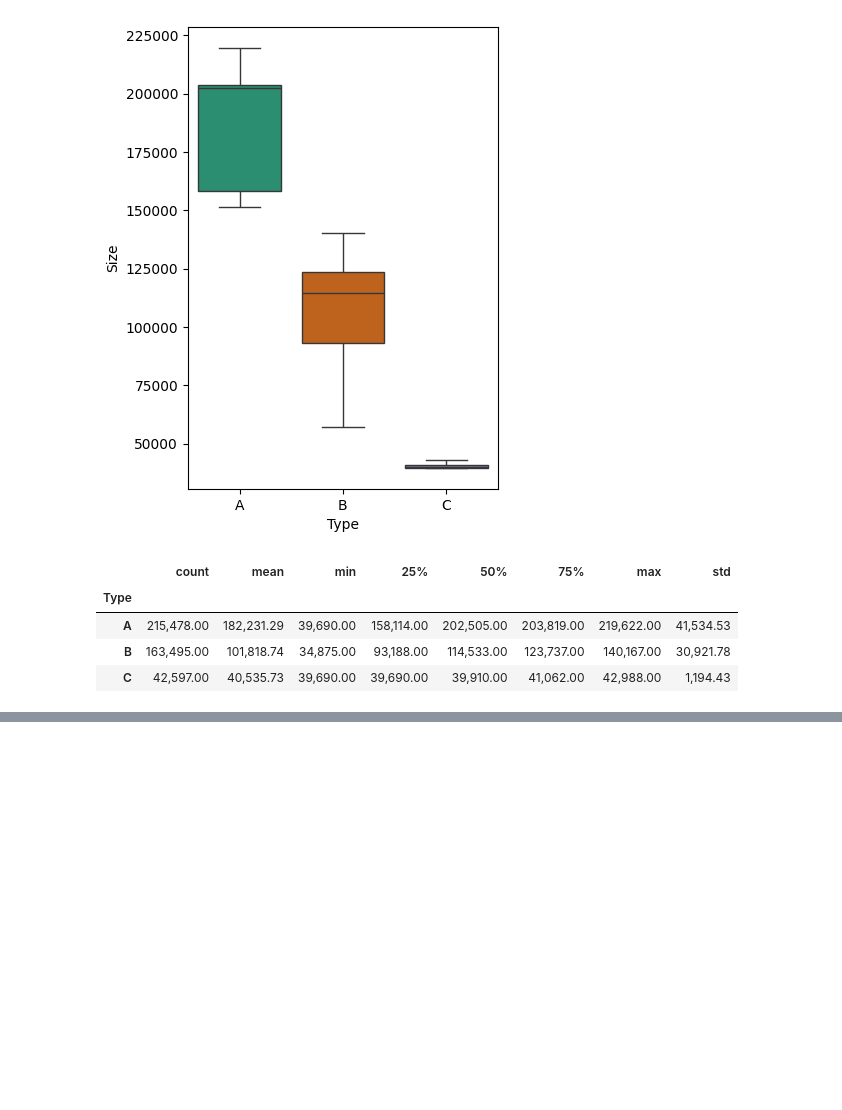
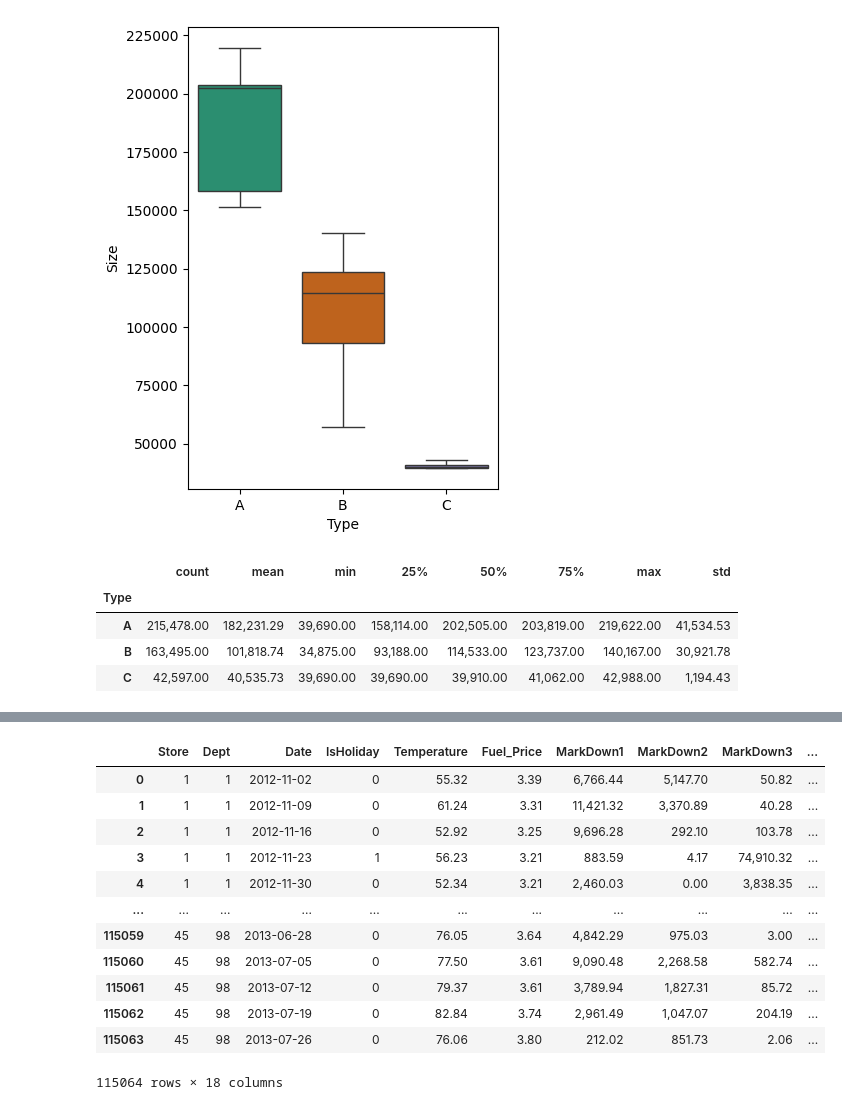
Before and after one commit to SauloCJ/Data_Science, a Jupyter notebook: Walmart Store Sales/walmart_store_sales.ipynb, the cells around one changed output, grey strips where cells are left out. Drawn from its saved outputs; the diff is of its cells as text; code cells hidden in the pictures; blank space fills up the shorter version.

Commit message:
walmart_store_sales

```diff
--- a/Walmart Store Sales/walmart_store_sales.ipynb
+++ b/Walmart Store Sales/walmart_store_sales.ipynb
@@ -326,0 +341,37 @@ sns.heatmap(coor, annot=True, fmt='.2f', cmap='coolwarm', linewidths=0.5, lineco
+# %%
+df_test = test.merge(features, on=['Store', 'Date'], how='inner').merge(stores, on=['Store'], how='inner')
+
+df_test['Date'] = pd.to_datetime(df_test['Date'])
+df_test['year'] = df_test['Date'].dt.year
+df_test['month'] = df_test['Date'].dt.month
+df_test['day'] = df_test['Date'].dt.day
+
+df_test['IsHoliday_x'] = [1 if x == True else 0 for x in df_test['IsHoliday_x']]
+df_test = df_test.rename(columns={'IsHoliday_x': 'IsHoliday'})
+df_test = df_test.drop(['IsHoliday_y'], axis=1)
+
+df_test['IsSuperbowl'] = df_test['Date'].apply(lambda x: 1 if (x.month == 2 and x.day in [8, 10, 11, 12]) else 0)
+df_test['IsLaborDay'] = df_test['Date'].apply(lambda x: 1 if (x.month == 9 and x.day in [6, 7, 9, 10]) else 0)
+df_test['Ischristmas'] = df_test['Date'].apply(lambda x: 1 if (x.month == 12 and x.day in [27, 28, 30, 31]) else 0)
+df_test['IsThanksgiving'] = df_test['Date'].apply(lambda x: 1 if (x.month == 11 and x.day in [22, 23, 24, 25]) else 0)
+
+df_test = df_test.drop(['Unemployment', 'CPI', 'MarkDown5', 'MarkDown4'], axis=1)
+
+df_test['Type'] = df_test['Type'].map({'A': 1, 'B': 2, 'C': 3})
+df_test = df_test.fillna(0)
+# %%
+df_test
+# %% [output]
+|  | Store | Dept | Date | IsHoliday | Temperature | Fuel_Price | MarkDown1 | MarkDown2 | MarkDown3 | ... |
+| 0 | 1 | 1 | 2012-11-02 | 0 | 55.32 | 3.39 | 6,766.44 | 5,147.70 | 50.82 | ... |
+| 1 | 1 | 1 | 2012-11-09 | 0 | 61.24 | 3.31 | 11,421.32 | 3,370.89 | 40.28 | ... |
+| 2 | 1 | 1 | 2012-11-16 | 0 | 52.92 | 3.25 | 9,696.28 | 292.10 | 103.78 | ... |
+| 3 | 1 | 1 | 2012-11-23 | 1 | 56.23 | 3.21 | 883.59 | 4.17 | 74,910.32 | ... |
+| 4 | 1 | 1 | 2012-11-30 | 0 | 52.34 | 3.21 | 2,460.03 | 0.00 | 3,838.35 | ... |
+| ... | ... | ... | ... | ... | ... | ... | ... | ... | ... | ... |
+| 115059 | 45 | 98 | 2013-06-28 | 0 | 76.05 | 3.64 | 4,842.29 | 975.03 | 3.00 | ... |
+| 115060 | 45 | 98 | 2013-07-05 | 0 | 77.50 | 3.61 | 9,090.48 | 2,268.58 | 582.74 | ... |
+| 115061 | 45 | 98 | 2013-07-12 | 0 | 79.37 | 3.61 | 3,789.94 | 1,827.31 | 85.72 | ... |
+| 115062 | 45 | 98 | 2013-07-19 | 0 | 82.84 | 3.74 | 2,961.49 | 1,047.07 | 204.19 | ... |
+| 115063 | 45 | 98 | 2013-07-26 | 0 | 76.06 | 3.80 | 212.02 | 851.73 | 2.06 | ... |
+115064 rows × 18 columns
```
Also changed, not shown: parts of 7 cells of this notebook.
